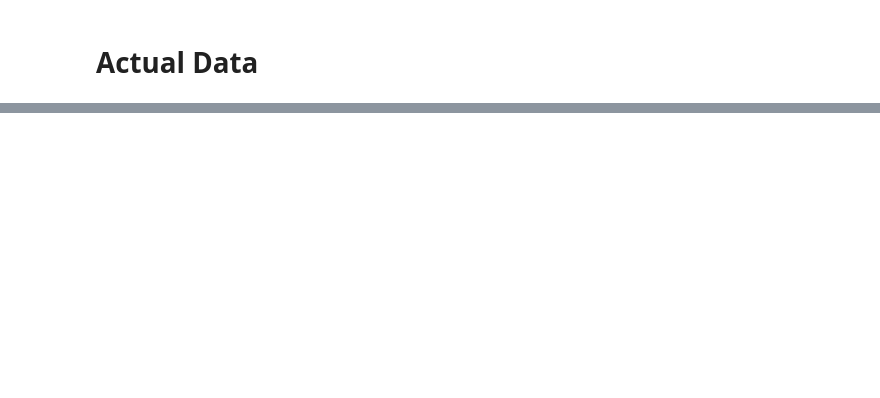
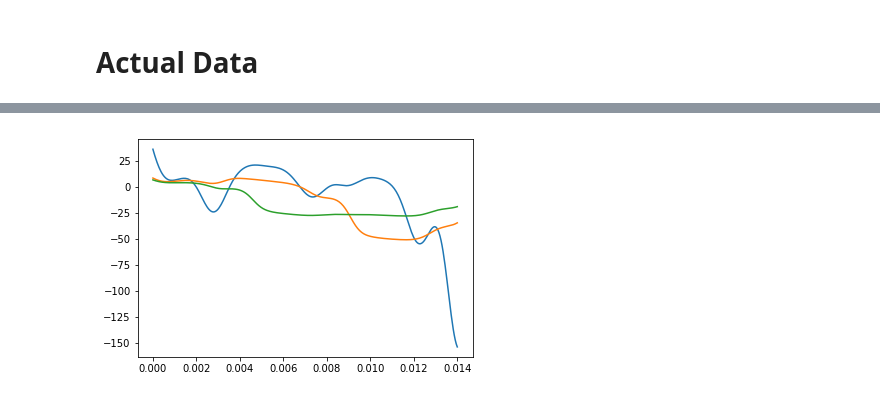
Before and after one commit to SA3291/OrderRoutingAndPFOF, a Jupyter notebook: notebooks/Tobit.ipynb, the cells around one changed output, grey strips where cells are left out. Cells and saved outputs as stored; diff of their text form; code cells hidden in the pictures; blank space fills up the shorter version.

```diff
--- a/notebooks/Tobit.ipynb
+++ b/notebooks/Tobit.ipynb
@@ -127,5 +246,11 @@ X = data_dmd_mat[:,1:]
+# %%
+data_dmd_rebate_mat = np.matrix(data_dmd.query('Rebate_Dummy == 1')[['MktShare', 'PrImp_ExpAmt', 'PrImp_AvgT']])
+Y = data_dmd_rebate_mat[:,0]
+X = data_dmd_rebate_mat[:,1:]
 # %%
-obj_f = lambda x_0: -SLS_1(x_0, Y, X, trim(X, 0.99))
-result = minimize(obj_f, [3,1], method='BFGS')
+obj_f = lambda x_0: -SLS_1(x_0, Y, X, trim(X, 0.98))
+result = minimize(obj_f, guess, method='BFGS')
+tstats_paid = find_tstats(Y, X, result)
+result_paid = result
 result
 # %% [output]
@@ -163,0 +315,7 @@ result
+# %%
+# Paid
+result = result_paid
+me_results = calculate_me_range(Y, X, result, ind, point, delta = .001, n_1 = 300, n_2 = 3, delta_range = [0.001, 0.01])
+plt.plot(me_results[:,0],me_results[:,1]);
+# %% [output]
+[figure, added]
```
Also changed, not shown: parts of 36 cells of this notebook, 2 other files.
